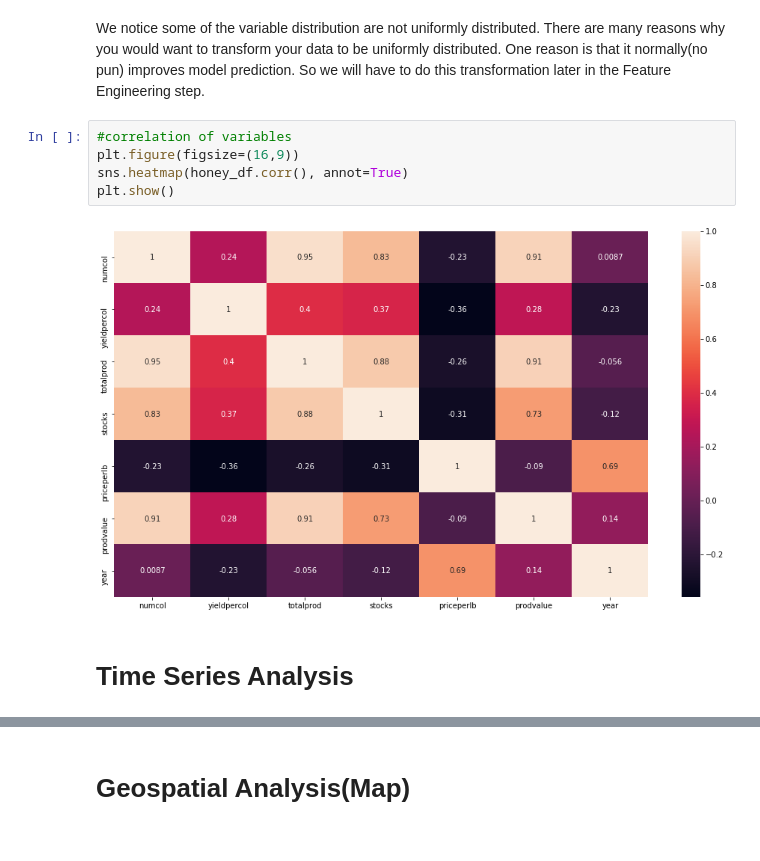
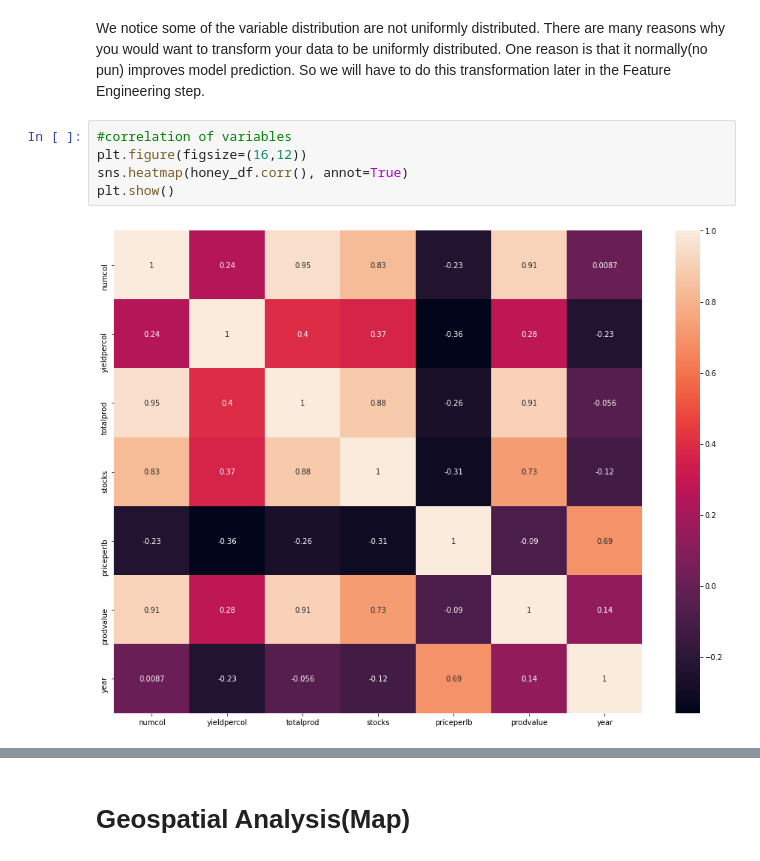
Before and after one commit to nonoumasy/honey-bee-production-1998-2012, a Jupyter notebook: Honey_Bee_Production_19989_2012.ipynb, the cells around one changed output, grey strips where cells are left out. Cells and saved outputs as stored; diff of their text form.

```diff
--- a/Honey_Bee_Production_19989_2012.ipynb
+++ b/Honey_Bee_Production_19989_2012.ipynb
@@ -85,10 +86,8 @@ plt.title('histogram');
 We notice some of the variable distribution are not uniformly distributed. There are many reasons why you would want to transform your data to be uniformly distributed. One reason is that it normally(no pun) improves model prediction. So we will have to do this transformation later in the Feature Engineering step.
 # %%
 #correlation of variables
-plt.figure(figsize=(16,9))
+plt.figure(figsize=(16,12))
 sns.heatmap(honey_df.corr(), annot=True)
 plt.show()
 # %% [output]
-[figure, old version]
+[figure, new version]
-# %% [markdown]
-# Time Series Analysis
```
Also changed, not shown: parts of 12 cells of this notebook.
